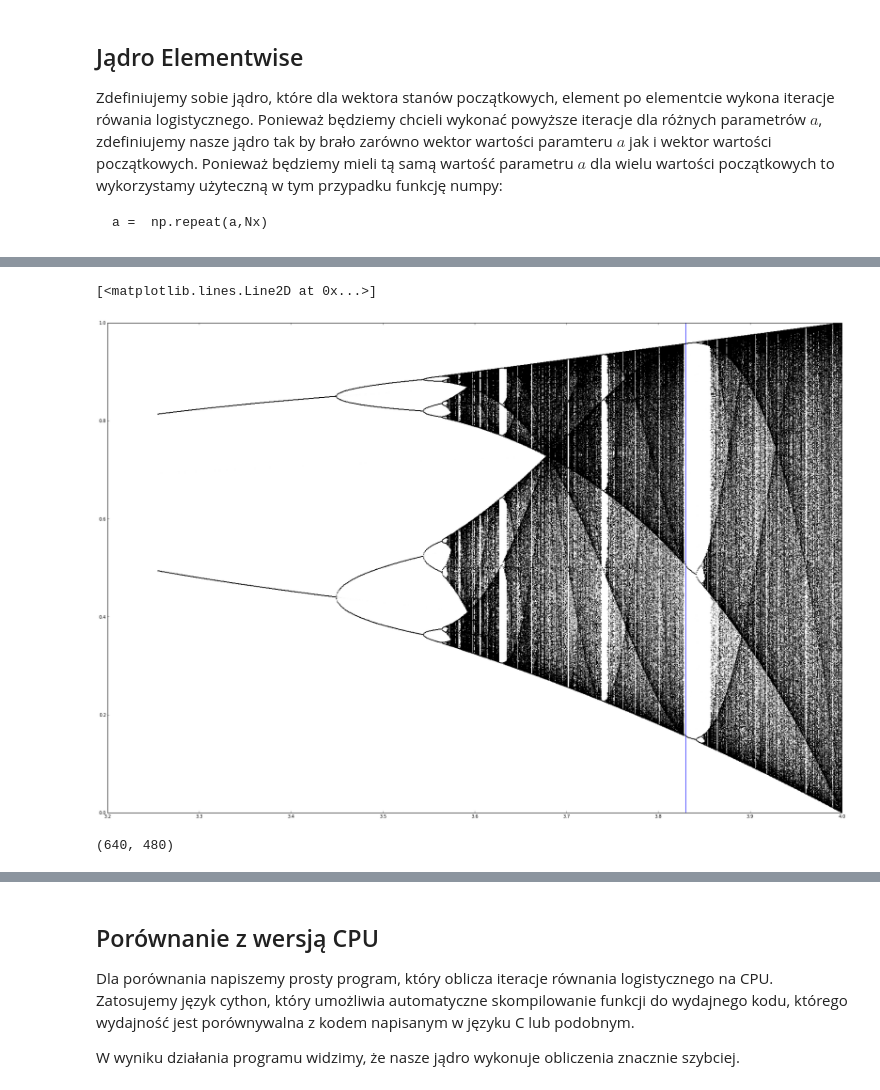
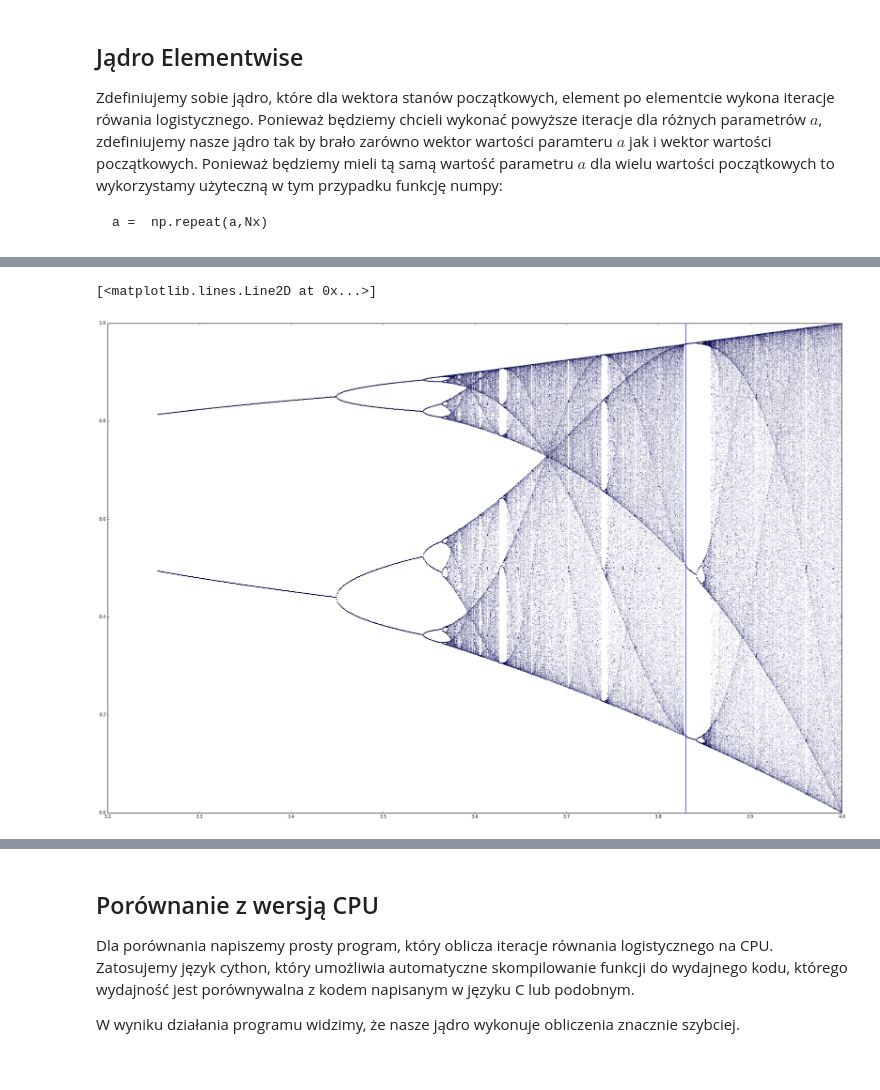
Before and after one commit to marcinofulus/PR2014, a Jupyter notebook: CUDA/iCSE_PR_Rownanie_Logistyczne.ipynb, the cells around one changed output, grey strips where cells are left out. Drawn from its saved outputs; the diff is of its cells as text; code cells hidden in the pictures.

```diff
--- a/CUDA/iCSE_PR_Rownanie_Logistyczne.ipynb
+++ b/CUDA/iCSE_PR_Rownanie_Logistyczne.ipynb
@@ -42,7 +41,7 @@ Zdefiniujemy sobie jądro, które dla wektora stanów początkowych, element po
 
     a =  np.repeat(a,Nx)
 # %%
-Nx = 100000
+Nx = 1000
 Na = 1000
 
 a = np.linspace(3.255,4,Na).astype(np.float32)
@@ -81,8 +75,8 @@ Wall time: 371 ms
 # %%
 figure(num=1, figsize=(30, 20))
 every=1
-plot(a[::every],x[::every],'ob',markersize=1,alpha=0.01)
+plot(a[::every],x[::every],'ob',markersize=1,alpha=0.1)
 plot([3.83,3.83],[0,1])
 # %% [output]
 [<matplotlib.lines.Line2D at 0x...>]
-[figure, old version]
+[figure, new version]
@@ -93,5 +82,0 @@ pix = numpy.array(pic.getdata()).reshape(pic.size[1], pic.size[0], 4)
-# %%
-im = Image.new('RGB', (640,480))
-im.size
-# %% [output]
-(640, 480)
```
Also changed, not shown: parts of 18 cells of this notebook, 2 other files.
